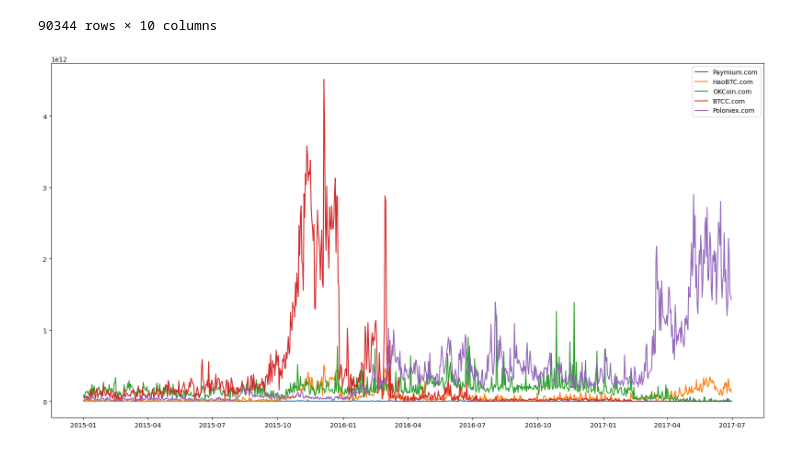
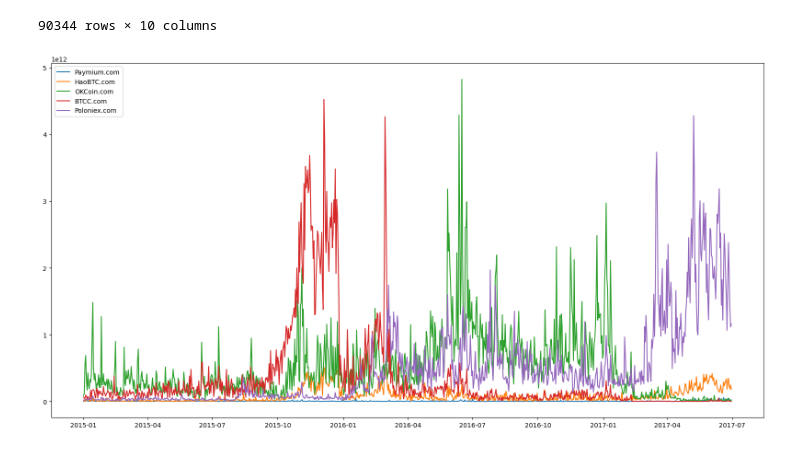
Before and after one commit to Coartix/BigDataDefiEGC, a Jupyter notebook: By_Actor.ipynb, the cells around one changed output. Drawn from its saved outputs; the diff is of its cells as text; code cells hidden in the pictures.

```diff
--- a/By_Actor.ipynb
+++ b/By_Actor.ipynb
@@ -49,7 +49,7 @@ actor_blockchain
 90344 rows × 12 columns
 # %%
 actor_blockchain.set_index('identity', inplace=True)
-actor_blockchain = actor_blockchain.groupby([df.index, 'date']).sum()
+actor_blockchain = actor_blockchain.groupby([actor_blockchain.index, 'date']).sum()
 actor_blockchain
 # %% [output]
 |  |  | received | nb_received | sum_fee | mean_fee_for100 | nb_transactions | sent | self_spent | ... |
@@ -69,13 +69,15 @@ actor_blockchain
 # %%
 import matplotlib.pyplot as plt
 
 plt.figure(figsize=(20,10))
-plt.plot(actor_blockchain.loc['Paymium.com'].index, actor_blockchain.loc['Paymium.com']['spent'], label='Paymium.com')
-plt.plot(actor_blockchain.loc['HaoBTC.com'].index, actor_blockchain.loc['HaoBTC.com']['spent'], label='HaoBTC.com')
-plt.plot(actor_blockchain.loc['OKCoin.com'].index, actor_blockchain.loc['OKCoin.com']['spent'], label='OKCoin.com')
-plt.plot(actor_blockchain.loc['BTCC.com'].index, actor_blockchain.loc['BTCC.com']['spent'], label='BTCC.com')
-plt.plot(actor_blockchain.loc['Poloniex.com'].index, actor_blockchain.loc['Poloniex.com']['spent'], label='Poloniex.com')
+look = ['received']
+
+plt.plot(actor_blockchain.loc['Paymium.com'].index, actor_blockchain.loc['Paymium.com'][look], label='Paymium.com')
+plt.plot(actor_blockchain.loc['HaoBTC.com'].index, actor_blockchain.loc['HaoBTC.com'][look], label='HaoBTC.com')
+plt.plot(actor_blockchain.loc['OKCoin.com'].index, actor_blockchain.loc['OKCoin.com'][look], label='OKCoin.com')
+plt.plot(actor_blockchain.loc['BTCC.com'].index, actor_blockchain.loc['BTCC.com'][look], label='BTCC.com')
+plt.plot(actor_blockchain.loc['Poloniex.com'].index, actor_blockchain.loc['Poloniex.com'][look], label='Poloniex.com')
 plt.legend()
 plt.show()
 # %% [output]
-[figure, old version]
+[figure, new version]
```
Also changed, not shown: 4 other files.
